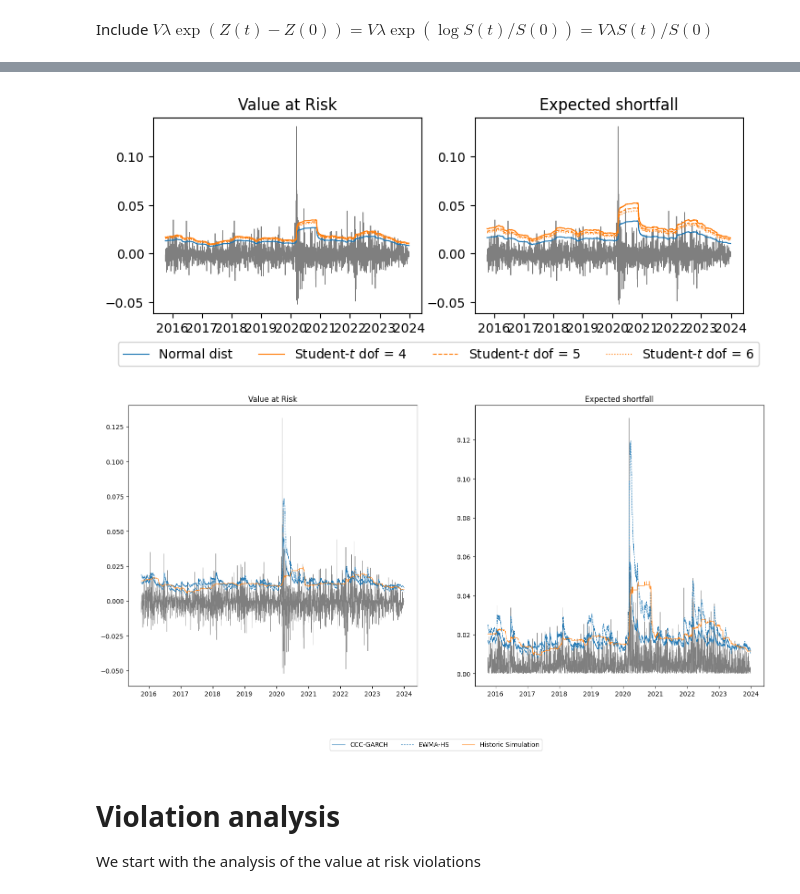
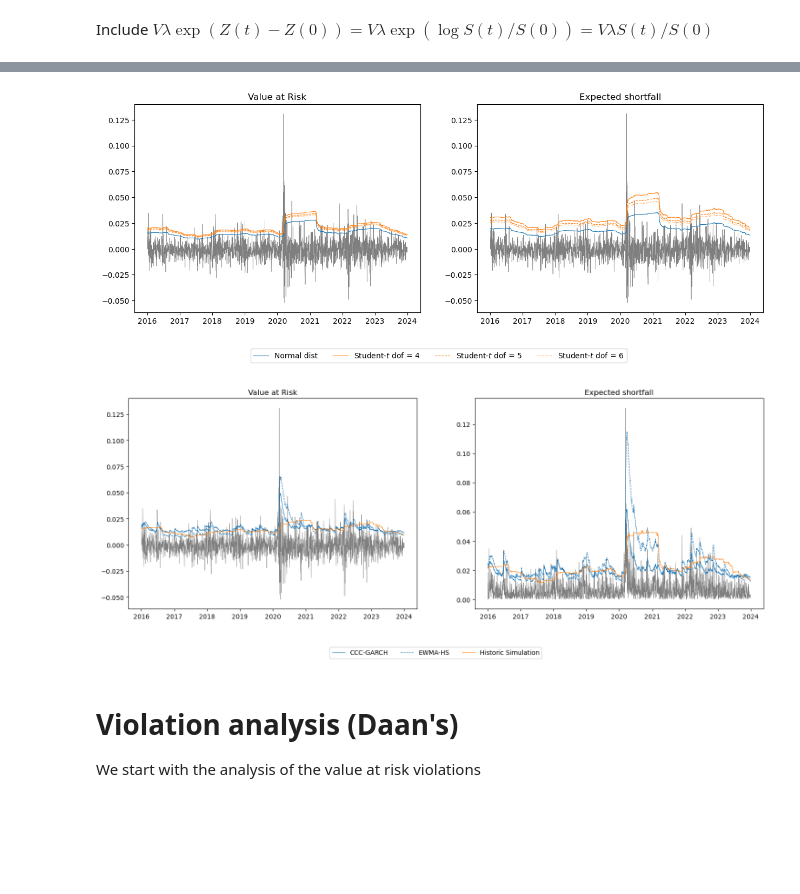
Before and after one commit to DaanZunnenberg/RiskFunctions, a Jupyter notebook: Assignment_1/Updated_version/QFRM_Assignment1.ipynb, the cells around one changed output, grey strips where cells are left out. Cells and saved outputs as stored; diff of their text form; code cells hidden in the pictures; blank space fills up the shorter version.

```diff
--- a/Assignment_1/Updated_version/QFRM_Assignment1.ipynb
+++ b/Assignment_1/Updated_version/QFRM_Assignment1.ipynb
@@ -220,6 +211,8 @@ def devol(data: pd.DataFrame, window_size: int, port_weights: np.array, alpha: f
 
     portfolio_VaR = pd.DataFrame(pf_vol, index = data.index, columns = ['Vol'])
     return pf_loss / portfolio_VaR.Vol
+# %%
+window_size = 258
 # %%
 plt.plot(devol(loss_df, window_size = window_size, port_weights = PORTFOLIO_WEIGHTS, alpha = .95, dist = stats.norm.ppf))
 plt.plot(PortRet(data = loss_df, weights = PORTFOLIO_WEIGHTS) * 100)
@@ -229,22 +222,22 @@ plt.plot(PortRet(data = loss_df, weights = PORTFOLIO_WEIGHTS) * 100)
 # %%
-window_size = 250 # days
 VaR_HS_normal = Var_Cov_VaR(loss_df, window_size = window_size, port_weights = PORTFOLIO_WEIGHTS, alpha = .95, dist = stats.norm.ppf)
 VaR_HS_student4 = Var_Cov_VaR(loss_df, window_size = window_size, port_weights = PORTFOLIO_WEIGHTS, alpha = .95, dist = stats.t.ppf, df = 4)
 VaR_HS_student5 = Var_Cov_VaR(loss_df, window_size = window_size, port_weights = PORTFOLIO_WEIGHTS, alpha = .95, dist = stats.t.ppf, df = 5)
 VaR_HS_student6 = Var_Cov_VaR(loss_df, window_size = window_size, port_weights = PORTFOLIO_WEIGHTS, alpha = .95, dist = stats.t.ppf, df = 6)
 # %%
-methods = [(stats.norm, {}), (stats.t, 4), (stats.t, 5), (stats.t, 6)]
+# Implemented in the next section
 
+# methods = [(stats.norm, {}), (stats.t, 4), (stats.t, 5), (stats.t, 6)]
 
-plt.figure(figsize=(16,16))
-plt.title(portfolio_df.columns[i])
-for j, (d, a) in enumerate(methods):
-    sm.qqplot(portfolio[:,i], dist=d, distargs=(a,), line="q",
-                ax=plt.subplot(2,2,j))
-    j += 1
-plt.show()
+# plt.figure(figsize=(16,16))
+# i=1
+# plt.title(portfolio_df.columns[i])
+# for j, (d, a) in enumerate(methods):
+#     sm.qqplot(portfolio[:,i], dist=d, distargs=(a,), line="q",
+#                 ax=plt.subplot(2,2,j))
+#     j += 1
+# plt.show()
 # %%
-window_size = 250 # days
 ES_HS_normal = Var_Cov_ES(VaR_HS_normal.Vol, alpha = .95, dist = stats.norm)
 ES_HS_student4 = Var_Cov_ES(VaR_HS_student4.Vol, alpha = .95, dist = stats.t, df = 4)
 ES_HS_student5 = Var_Cov_ES(VaR_HS_student5.Vol, alpha = .95, dist = stats.t, df = 5)
@@ -252,7 +245,7 @@ ES_HS_student6 = Var_Cov_ES(VaR_HS_student6.Vol, alpha = .95, dist = stats.t, df
 
 loss_df_sliced = loss_df[window_size:]
 # %%
-fig, axs = plt.subplots(1, 2, figsize = (8.2543, 8.2543 / 3))
+fig, axs = plt.subplots(1, 2, figsize = (15, 15 / 3))
 axs[1].set_title('Expected shortfall')
 axs[1].plot(PortRet(data = loss_df_sliced, weights = PORTFOLIO_WEIGHTS), lw = .5, c = 'black', alpha = .5)
 axs[1].plot(ES_HS_normal, label = 'Normal dist', lw = .8)
@@ -274,7 +267,7 @@ lines, labels = [sum(lol, []) for lol in zip(*lines_labels)][:2]
 fig.legend(lines, labels, bbox_to_anchor=(0.5, -.05), loc='center', ncol=4)
 plt.show()
 # %% [output]
-[figure, old version]
+[figure, new version]
 # %%
 def Historic_Simulation(data: pd.DataFrame, window_size: int, port_weights: np.array, alpha: float, **kwargs) -> float:
     """
@@ -338,30 +331,30 @@ VaR_GARCH = GARCH_VaR(GARCH, .95, stats.norm.ppf)
 ES_GARCH = Var_Cov_ES(GARCH, .95, stats.norm)
 ES_GARCH = pd.DataFrame(ES_GARCH, index = loss_df_sliced.index)
 # %%
-fig, axs = plt.subplots(1, 2, figsize = (18, 8))
+fig, axs = plt.subplots(1, 2, figsize = (18, 6))
 # fig, axs = plt.subplots(1, 2, figsize = (8.2543, 8.2543 / 3))
 axs[1].set_title('Expected shortfall')
 axs[1].plot(PortRet(data = loss_df_sliced, weights = PORTFOLIO_WEIGHTS).abs(), lw = .5, c = 'black', alpha = .5)
 axs[1].plot(loss_df_sliced.index, ES_GARCH, label = 'CCC-GARCH', lw = .8, c = 'C0')
 axs[1].plot(EWMA_HS.ES, label = 'EWMA-HS', lw = .8, c = 'C0', ls = 'dashed')
 axs[1].plot(VaR_ES_Historic_Simulation.ES, label = 'Historic Simulation', lw = .8, c = 'C1')
 # axs[1].plot(portfolio_sliced.index, ES_data_GARCH, label = 'GARCH', c = 'C2', ls = '-', lw = .8)
 # axs[1].legend()
 
 axs[0].set_title('Value at Risk')
 axs[0].plot(PortRet(data = loss_df_sliced, weights = PORTFOLIO_WEIGHTS), lw = .5, c = 'black', alpha = .5)
 axs[0].plot(loss_df_sliced.index, VaR_GARCH, label = 'CCC-GARCH', c = 'C0', lw = .8)
 axs[0].plot(EWMA_HS.VaR, label = 'EWMA-HS', lw = .8, c = 'C0', ls = 'dashed')
 axs[0].plot(VaR_ES_Historic_Simulation.VaR, label = 'Historic Simulation', lw = .8, c = 'C1')
 # axs[0].legend(bbox_to_anchor=(0.5, -.3), loc='center', ncol=5)
 lines_labels = [ax.get_legend_handles_labels() for ax in fig.axes][:1]
 lines, labels = [sum(lol, []) for lol in zip(*lines_labels)][:2]
 fig.legend(lines, labels, bbox_to_anchor=(0.5, -.05), loc='center', ncol=4)
 plt.show()
 # %% [output]
-[figure, old version]
+[figure, new version]
 # %% [markdown]
-# Violation analysis
+# Violation analysis (Daan's)
 
 We start with the analysis of the value at risk violations
 # %%
```
Also changed, not shown: parts of 29 cells of this notebook.
